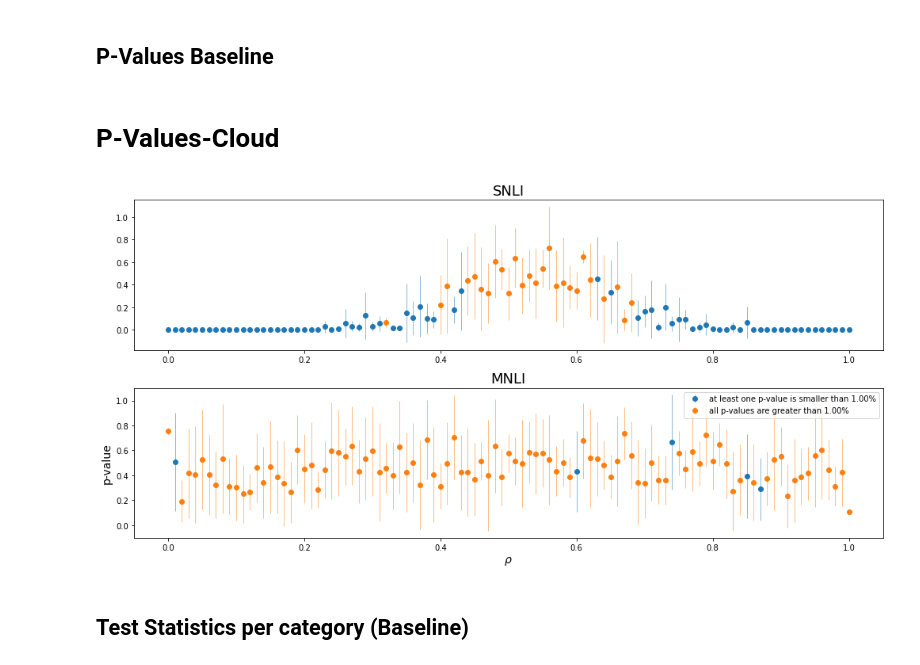
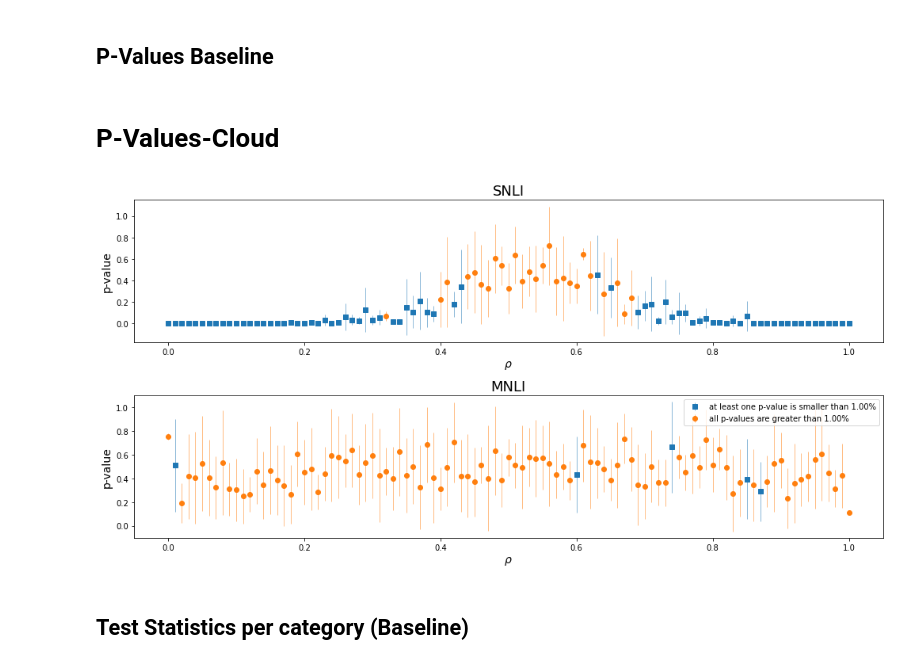
Before and after one commit to lukewanless/looking-for-equivalences, a Jupyter notebook: src/analysis1_quantitative_results.ipynb, the cells around one changed output. Saved outputs shown, nothing was run; the diff lists cells and outputs as text; code cells hidden in the pictures.

```diff
--- a/src/analysis1_quantitative_results.ipynb
+++ b/src/analysis1_quantitative_results.ipynb
@@ -157,36 +157,38 @@ for i in tqdm(batchs):
                                                     stat="paired_t_p_value")
 
     all_paired_t_p_values_mnli.append(paired_t_p_value)
 
 all_paired_t_p_values_mnli = pd.concat(all_paired_t_p_values_mnli, 1)
 all_paired_t_p_values_mnli.columns = batchs
 
 rhos_rejected_snli, rhos_remain_snli, y_rejected_snli, y_remain_snli, error_rejected_snli, error_remain_snli = get_cloud_p_values(all_paired_t_p_values_snli)
 rhos_rejected_mnli, rhos_remain_mnli, y_rejected_mnli, y_remain_mnli, error_rejected_mnli, error_remain_mnli = get_cloud_p_values(all_paired_t_p_values_mnli)
 
 alpha = 0.05
 alpha_adj = alpha / test_repetitions
 
 
 
 fig, ax = plt.subplots(2,figsize=(14,7))
-ax[0].errorbar(rhos_rejected_snli, y_rejected_snli, yerr=error_rejected_snli, fmt='o', linewidth=0.50, label="at least one p-value is smaller than {:.2%}".format(alpha_adj));
+ax[0].errorbar(rhos_rejected_snli, y_rejected_snli, yerr=error_rejected_snli, fmt="s", linewidth=0.50, label="at least one p-value is smaller than {:.2%}".format(alpha_adj));
 ax[0].errorbar(rhos_remain_snli, y_remain_snli, yerr=error_remain_snli, fmt='o', linewidth=0.50, label="all p-values are greater than {:.2%}".format(alpha_adj));
-ax[1].errorbar(rhos_rejected_mnli, y_rejected_mnli, yerr=error_rejected_mnli, fmt='o', linewidth=0.50, label="at least one p-value is smaller than {:.2%}".format(alpha_adj));
+ax[1].errorbar(rhos_rejected_mnli, y_rejected_mnli, yerr=error_rejected_mnli, fmt="s", linewidth=0.50, label="at least one p-value is smaller than {:.2%}".format(alpha_adj));
 ax[1].errorbar(rhos_remain_mnli, y_remain_mnli, yerr=error_remain_mnli, fmt='o', linewidth=0.50, label="all p-values are greater than {:.2%}".format(alpha_adj));
 ax[1].legend(loc="best");
+ax[0].set_xlabel(r"$\rho$", fontsize=14);
+ax[0].set_ylabel("p-value", fontsize=14);
 ax[1].set_xlabel(r"$\rho$", fontsize=14);
 ax[1].set_ylabel("p-value", fontsize=14);
 ax[1].set_title("MNLI", fontsize=18);
 ax[0].set_title("SNLI", fontsize=18);
 fig.tight_layout()
 fig.tight_layout()
 fig.savefig('figs/paper/baseline_p_values_cloud.png', bbox_inches=None, pad_inches=0.5)
 
 display(Markdown("# P-Values-Cloud"))
 # %% [output]
 # P-Values-Cloud
-[figure, old version]
+[figure, new version]
 # %% [markdown]
 ## Test Statistics per category (Baseline)
 # %%
```
Also changed, not shown: parts of 11 cells of this notebook, 8 other files.
